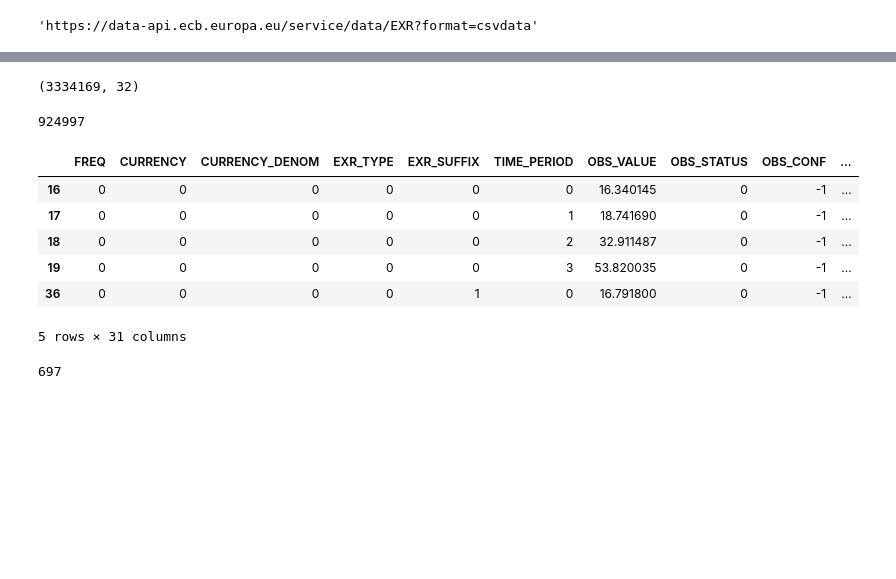
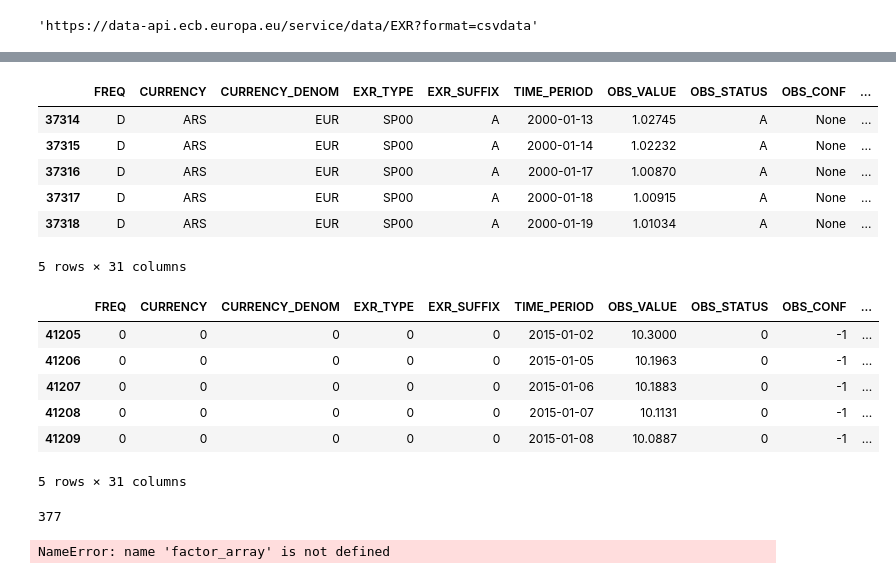
Before and after one commit to lukasjanusauskas/forex, a Jupyter notebook: notebooks/collect.ipynb, the cells around one changed output, grey strips where cells are left out. Drawn from its saved outputs; the diff is of its cells as text; code cells hidden in the pictures; blank space fills up the shorter version.

```diff
--- a/notebooks/collect.ipynb
+++ b/notebooks/collect.ipynb
@@ -121,0 +135,3 @@ df.head(3)
+# %%
+df = df[df['FREQ'] == 'D'].astype({"TIME_PERIOD": "datetime64[ns]"})
+df.info()
@@ -122,32 +156,31 @@ df.head(3)
 # %%
-df.shape
+df.head()
 # %% [output]
+|  | FREQ | CURRENCY | CURRENCY_DENOM | EXR_TYPE | EXR_SUFFIX | TIME_PERIOD | OBS_VALUE | OBS_STATUS | OBS_CONF | ... |
+| 37314 | D | ARS | EUR | SP00 | A | 2000-01-13 | 1.02745 | A | None | ... |
+| 37315 | D | ARS | EUR | SP00 | A | 2000-01-14 | 1.02232 | A | None | ... |
+| 37316 | D | ARS | EUR | SP00 | A | 2000-01-17 | 1.00870 | A | None | ... |
+| 37317 | D | ARS | EUR | SP00 | A | 2000-01-18 | 1.00915 | A | None | ... |
+| 37318 | D | ARS | EUR | SP00 | A | 2000-01-19 | 1.01034 | A | None | ... |
-(3334169, 32)
+5 rows × 31 columns
-# %%
-mask = df["TIME_PERIOD"].map(lambda x: int(x[:4])) > 2015
-sum(mask)
-# %% [output]
-924997
-# %%
-df = sample_to_pandas(sample, parse_dates=["TIME_PERIOD"])
-df.drop("KEY", axis=1, inplace=True)
 # %%
+mask = df['TIME_PERIOD'] > pd.Timestamp("2015-01-01")
 df = df[mask]
 df, factor_array_exr = factorize(df)
 
 df.head()
 # %% [output]
 |  | FREQ | CURRENCY | CURRENCY_DENOM | EXR_TYPE | EXR_SUFFIX | TIME_PERIOD | OBS_VALUE | OBS_STATUS | OBS_CONF | ... |
-| 16 | 0 | 0 | 0 | 0 | 0 | 0 | 16.340145 | 0 | -1 | ... |
-| 17 | 0 | 0 | 0 | 0 | 0 | 1 | 18.741690 | 0 | -1 | ... |
-| 18 | 0 | 0 | 0 | 0 | 0 | 2 | 32.911487 | 0 | -1 | ... |
-| 19 | 0 | 0 | 0 | 0 | 0 | 3 | 53.820035 | 0 | -1 | ... |
-| 36 | 0 | 0 | 0 | 0 | 1 | 0 | 16.791800 | 0 | -1 | ... |
+| 41205 | 0 | 0 | 0 | 0 | 0 | 2015-01-02 | 10.3000 | 0 | -1 | ... |
+| 41206 | 0 | 0 | 0 | 0 | 0 | 2015-01-05 | 10.1963 | 0 | -1 | ... |
+| 41207 | 0 | 0 | 0 | 0 | 0 | 2015-01-06 | 10.1883 | 0 | -1 | ... |
+| 41208 | 0 | 0 | 0 | 0 | 0 | 2015-01-07 | 10.1131 | 0 | -1 | ... |
+| 41209 | 0 | 0 | 0 | 0 | 0 | 2015-01-08 | 10.0887 | 0 | -1 | ... |
 5 rows × 31 columns
 # %%
 df.to_sql(name="exchange_rates", con=con, if_exists='replace')
 # %% [output]
-697
+377
 # %%
 def index_to_df(index_names: list[str]) -> pd.DataFrame:
   output_dict = {
@@ -164,4 +197,6 @@ dimension_tables = factor_arr_to_df_list("bop", factor_array)
 
 dimension_tables.extend(factor_arr_to_df_list("int_rates", factor_array_ir))
 dimension_tables.extend(factor_arr_to_df_list("ex_rates", factor_array_exr))
+# %% [output]
+NameError: name 'factor_array' is not defined
 # %%
```
Also changed, not shown: parts of 4 cells of this notebook, 2 other files.
